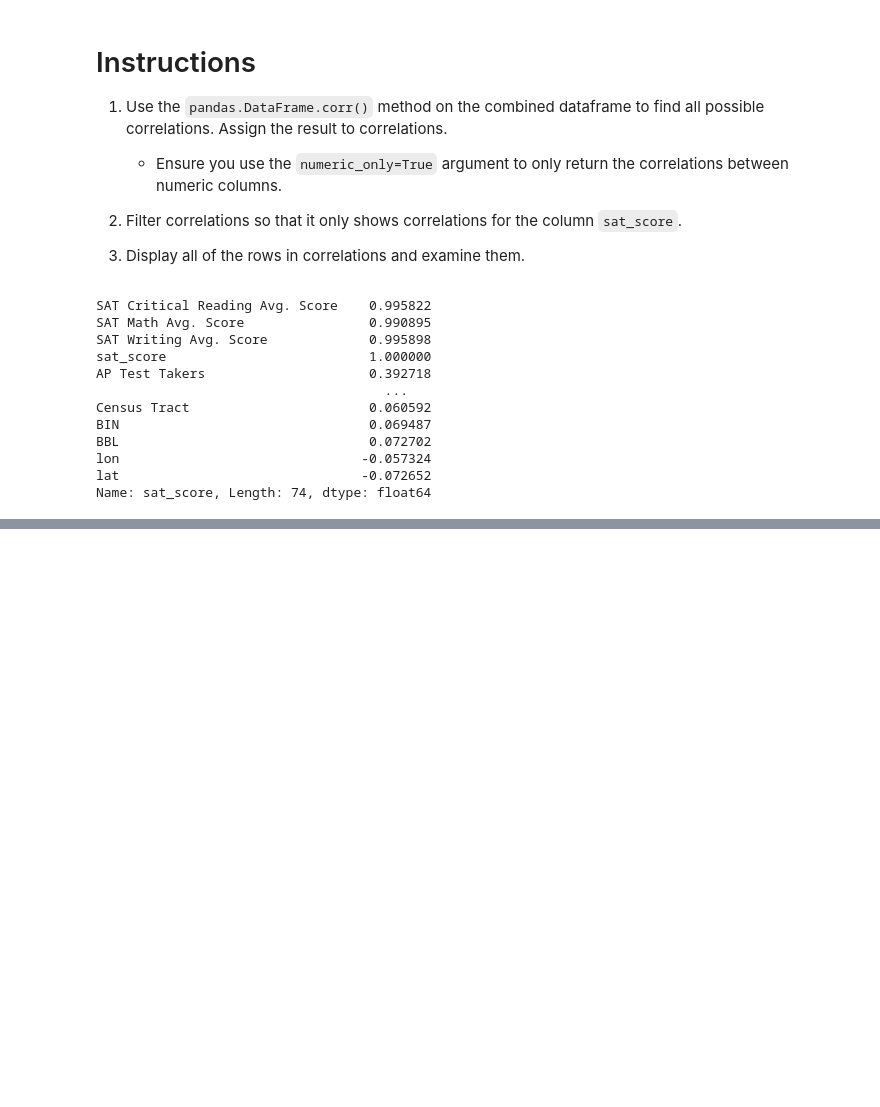
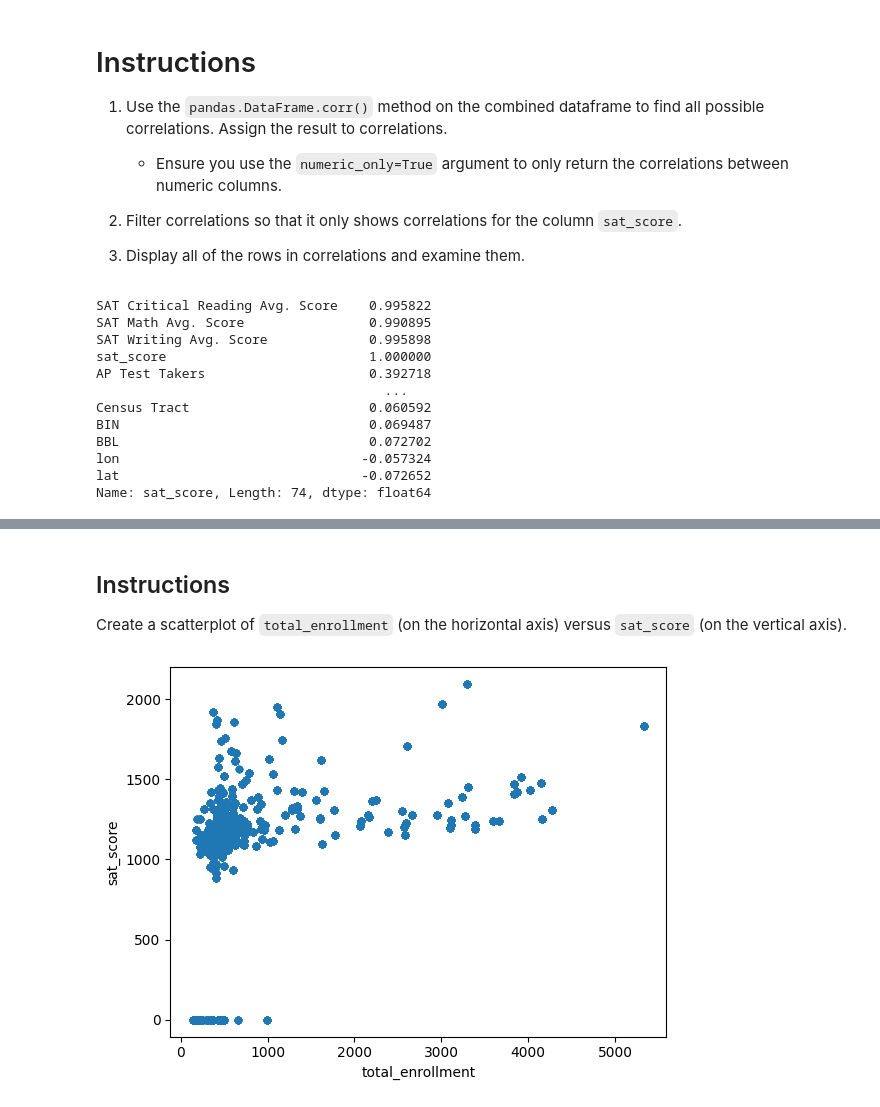
Before and after one commit to TomazFilgueira/Dq_Datascientist, a Jupyter notebook: 3 - Data_Cleaning/03_Data_Cleaning_Walktrough/03_Data_Cleaning_VisualizingData.ipynb, the cells around one changed output, grey strips where cells are left out. Drawn from its saved outputs; the diff is of its cells as text; code cells hidden in the pictures; blank space fills up the shorter version.

```diff
--- a/3 - Data_Cleaning/03_Data_Cleaning_Walktrough/03_Data_Cleaning_VisualizingData.ipynb
+++ b/3 - Data_Cleaning/03_Data_Cleaning_Walktrough/03_Data_Cleaning_VisualizingData.ipynb
@@ -60,0 +87,11 @@ Name: sat_score, Length: 74, dtype: float64
+# %% [markdown]
+## Instructions
+
+Create a scatterplot of `total_enrollment` (on the horizontal axis) versus `sat_score` (on the vertical axis).
+# %%
+import matplotlib.pyplot as plt
+
+combined.plot.scatter(x="total_enrollment",y="sat_score")
+plt.show()
+# %% [output]
+[figure, added]
```
Also changed, not shown: parts of 8 cells of this notebook.
